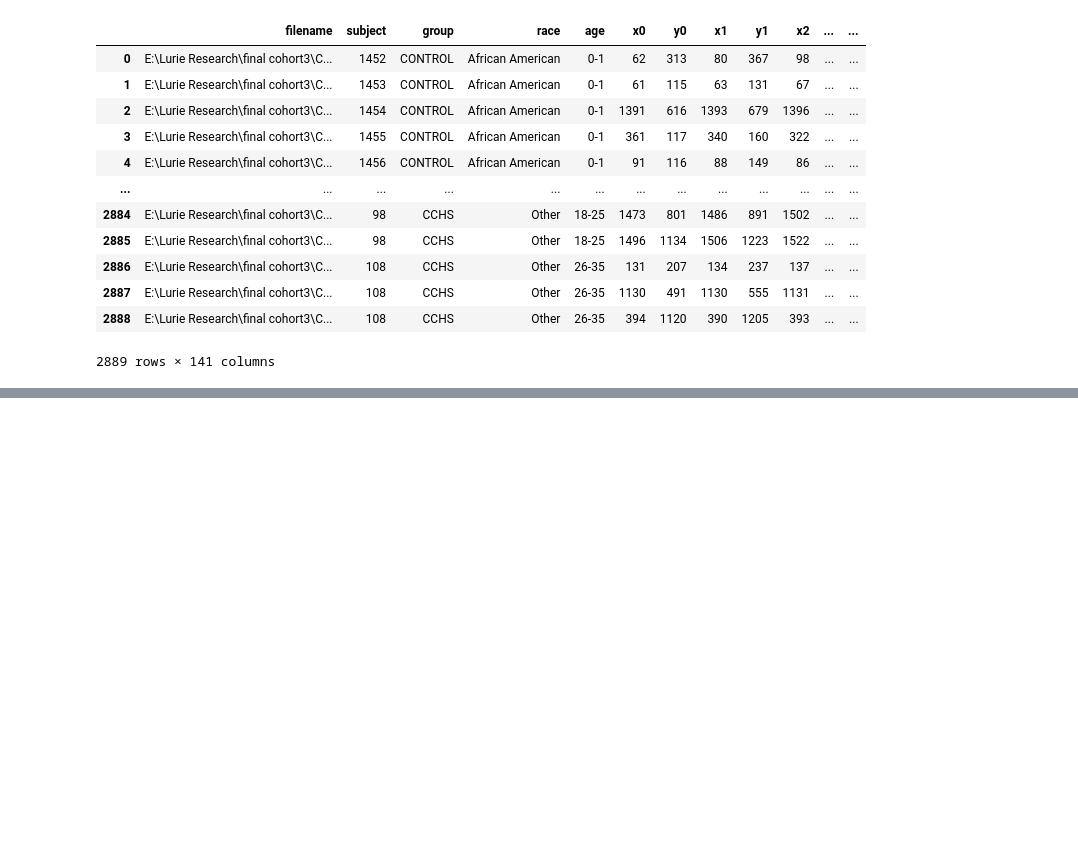
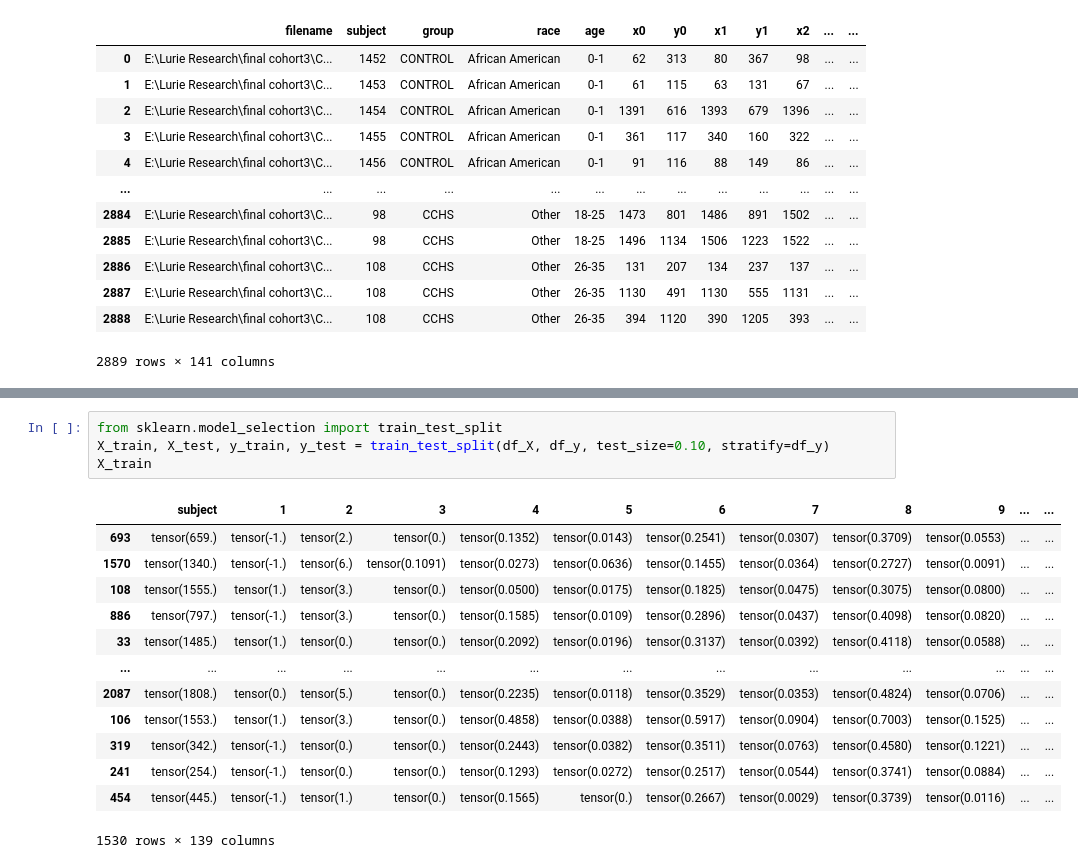
Before and after one commit to ch-zheng/cchs-prediction, a Jupyter notebook: models/split_datasets.ipynb, the cells around one changed output, grey strips where cells are left out. Cells and saved outputs as stored; diff of their text form; blank space fills up the shorter version.

```diff
--- a/models/split_datasets.ipynb
+++ b/models/split_datasets.ipynb
@@ -105,0 +136,18 @@ duplicate_subject
+# %%
+from sklearn.model_selection import train_test_split
+X_train, X_test, y_train, y_test = train_test_split(df_X, df_y, test_size=0.10, stratify=df_y)
+X_train
+# %% [output]
+|  | subject | 1 | 2 | 3 | 4 | 5 | 6 | 7 | 8 | 9 | ... | ... |
+| 693 | tensor(659.) | tensor(-1.) | tensor(2.) | tensor(0.) | tensor(0.1352) | tensor(0.0143) | tensor(0.2541) | tensor(0.0307) | tensor(0.3709) | tensor(0.0553) | ... | ... |
+| 1570 | tensor(1340.) | tensor(-1.) | tensor(6.) | tensor(0.1091) | tensor(0.0273) | tensor(0.0636) | tensor(0.1455) | tensor(0.0364) | tensor(0.2727) | tensor(0.0091) | ... | ... |
+| 108 | tensor(1555.) | tensor(1.) | tensor(3.) | tensor(0.) | tensor(0.0500) | tensor(0.0175) | tensor(0.1825) | tensor(0.0475) | tensor(0.3075) | tensor(0.0800) | ... | ... |
+| 886 | tensor(797.) | tensor(-1.) | tensor(3.) | tensor(0.) | tensor(0.1585) | tensor(0.0109) | tensor(0.2896) | tensor(0.0437) | tensor(0.4098) | tensor(0.0820) | ... | ... |
+| 33 | tensor(1485.) | tensor(1.) | tensor(0.) | tensor(0.) | tensor(0.2092) | tensor(0.0196) | tensor(0.3137) | tensor(0.0392) | tensor(0.4118) | tensor(0.0588) | ... | ... |
+| ... | ... | ... | ... | ... | ... | ... | ... | ... | ... | ... | ... | ... |
+| 2087 | tensor(1808.) | tensor(0.) | tensor(5.) | tensor(0.) | tensor(0.2235) | tensor(0.0118) | tensor(0.3529) | tensor(0.0353) | tensor(0.4824) | tensor(0.0706) | ... | ... |
+| 106 | tensor(1553.) | tensor(1.) | tensor(3.) | tensor(0.) | tensor(0.4858) | tensor(0.0388) | tensor(0.5917) | tensor(0.0904) | tensor(0.7003) | tensor(0.1525) | ... | ... |
+| 319 | tensor(342.) | tensor(-1.) | tensor(0.) | tensor(0.) | tensor(0.2443) | tensor(0.0382) | tensor(0.3511) | tensor(0.0763) | tensor(0.4580) | tensor(0.1221) | ... | ... |
+| 241 | tensor(254.) | tensor(-1.) | tensor(0.) | tensor(0.) | tensor(0.1293) | tensor(0.0272) | tensor(0.2517) | tensor(0.0544) | tensor(0.3741) | tensor(0.0884) | ... | ... |
+| 454 | tensor(445.) | tensor(-1.) | tensor(1.) | tensor(0.) | tensor(0.1565) | tensor(0.) | tensor(0.2667) | tensor(0.0029) | tensor(0.3739) | tensor(0.0116) | ... | ... |
+1530 rows × 139 columns
```
Also changed, not shown: parts of 14 cells of this notebook, 4 other files.
